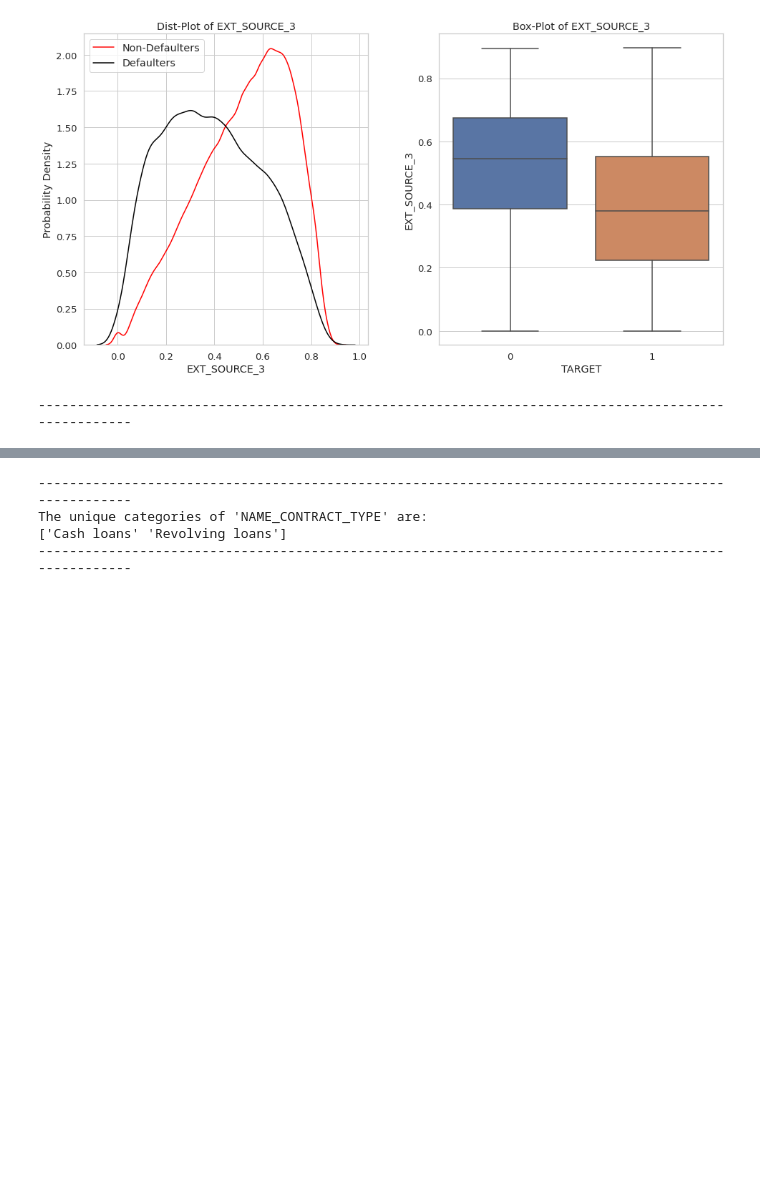
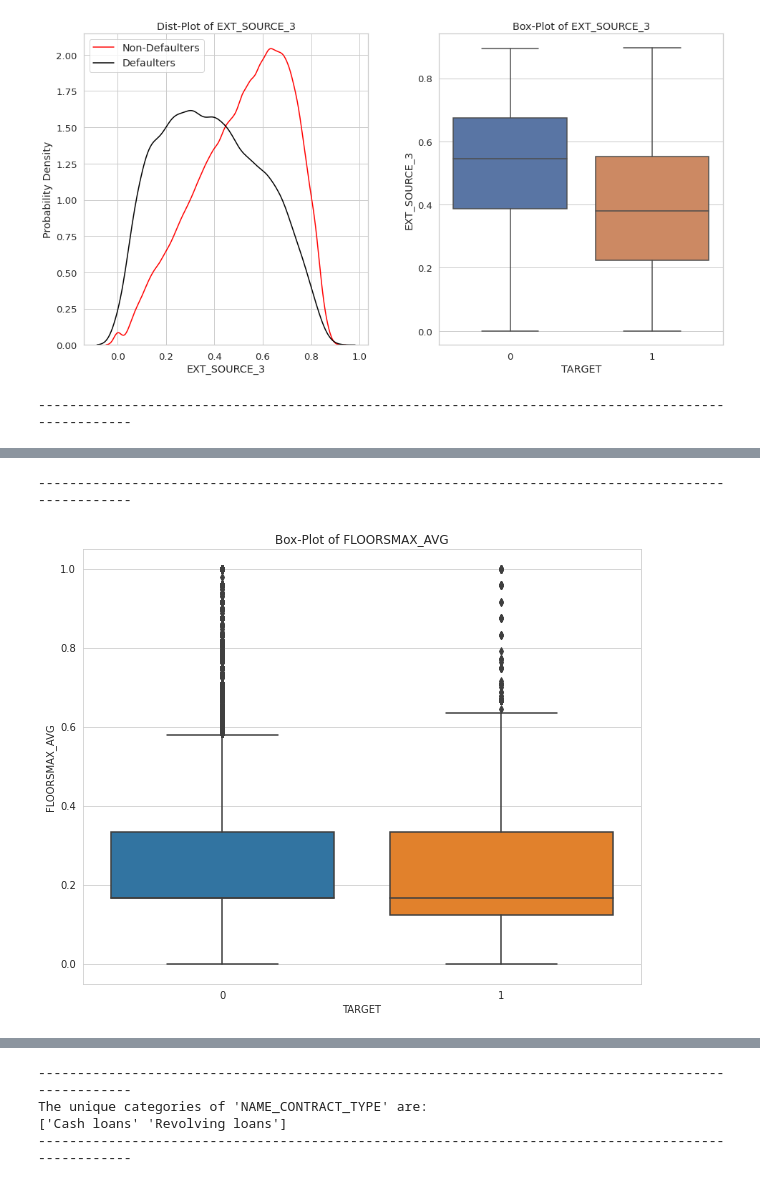
Before and after one commit to Azimoj/Credit-scoring, a Jupyter notebook: Credit_scoring.ipynb, the cells around one changed output, grey strips where cells are left out. Drawn from its saved outputs; the diff is of its cells as text; code cells hidden in the pictures; blank space fills up the shorter version.

```diff
--- a/Credit_scoring.ipynb
+++ b/Credit_scoring.ipynb
@@ -725,0 +788,6 @@ plot_continuous_variables(app_train, 'AMT_INCOME_TOTAL',
+# %%
+print('-'*100)
+plot_continuous_variables(app_train, 'FLOORSMAX_AVG', plots = ['box'], figsize = (10,8))
+# %% [output]
+----------------------------------------------------------------------------------------------------
+[figure, added]
```
Also changed, not shown: parts of 108 cells of this notebook.
